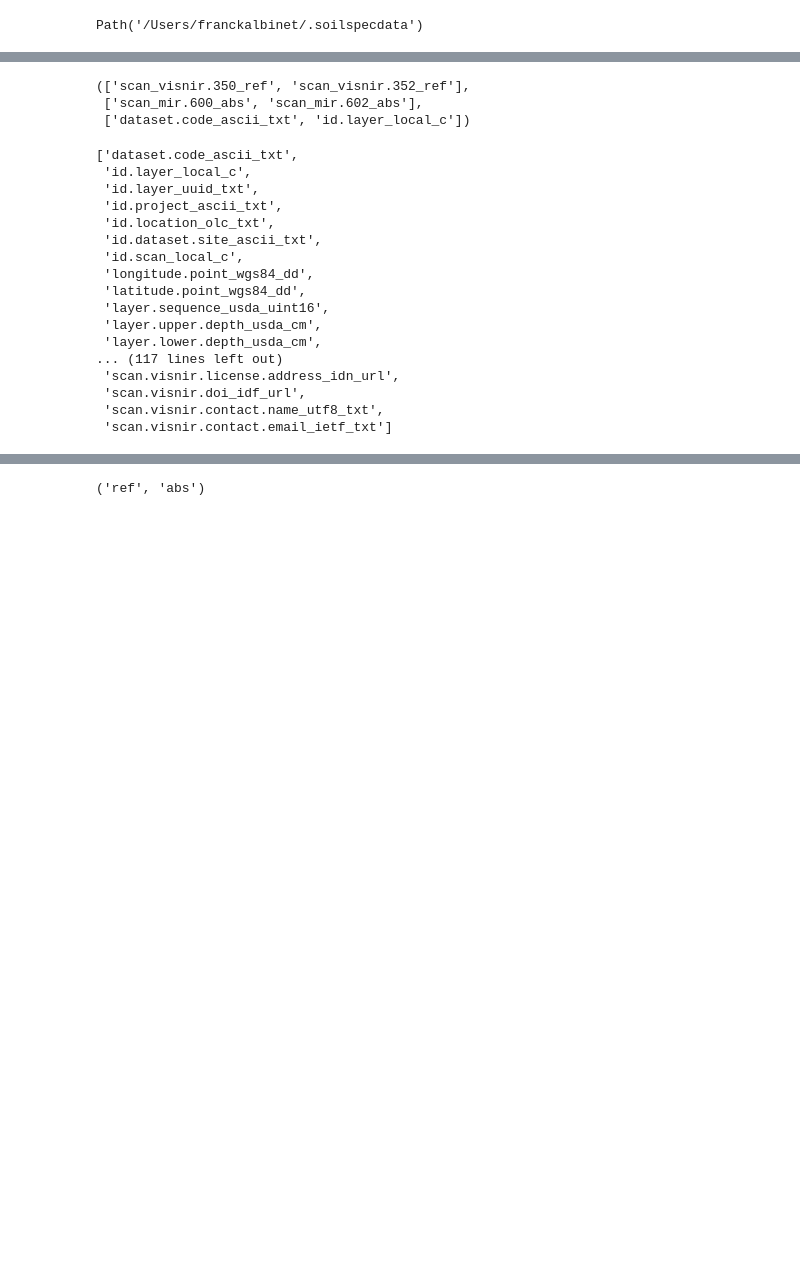
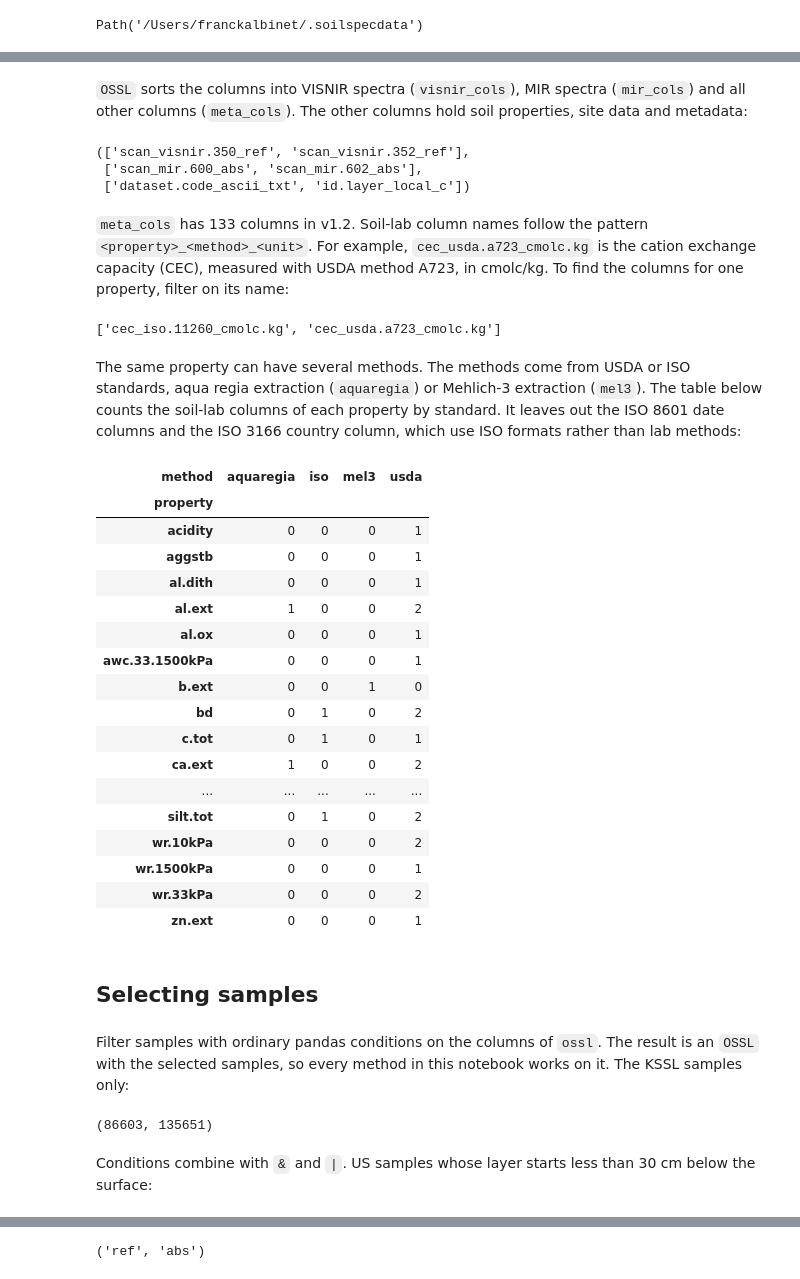
Before and after one commit to franckalbinet/soilspecdata, a Jupyter notebook: nbs/01_datasets.ossl.ipynb, the cells around one changed output, grey strips where cells are left out. Cells and saved outputs as stored; diff of their text form; code cells hidden in the pictures; blank space fills up the shorter version.

```diff
--- a/nbs/01_datasets.ossl.ipynb
+++ b/nbs/01_datasets.ossl.ipynb
@@ -152,2 +117,4 @@ ossl = get_ossl(force_download=False)
+# %% [markdown]
+`OSSL` sorts the columns into VISNIR spectra (`visnir_cols`), MIR spectra (`mir_cols`) and all other columns (`meta_cols`). The other columns hold soil properties, site data and metadata:
 # %%
 #| eval: false
@@ -156,24 +123,49 @@ ossl.visnir_cols[:2], ossl.mir_cols[:2], ossl.properties_cols[:2]
 (['scan_visnir.350_ref', 'scan_visnir.352_ref'],
  ['scan_mir.600_abs', 'scan_mir.602_abs'],
  ['dataset.code_ascii_txt', 'id.layer_local_c'])
+# %% [markdown]
+`meta_cols` has 133 columns in v1.2. Soil-lab column names follow the pattern `<property>_<method>_<unit>`. For example, `cec_usda.a723_cmolc.kg` is the cation exchange capacity (CEC), measured with USDA method A723, in cmolc/kg. To find the columns for one property, filter on its name:
 # %%
 #| eval: false
-ossl.properties_cols
+[c for c in ossl.meta_cols if c.startswith('cec')]
 # %% [output]
-['dataset.code_ascii_txt',
- 'id.layer_local_c',
- 'id.layer_uuid_txt',
- 'id.project_ascii_txt',
- 'id.location_olc_txt',
- 'id.dataset.site_ascii_txt',
- 'id.scan_local_c',
- 'longitude.point_wgs84_dd',
- 'latitude.point_wgs84_dd',
- 'layer.sequence_usda_uint16',
- 'layer.upper.depth_usda_cm',
- 'layer.lower.depth_usda_cm',
-... (117 lines left out)
- 'scan.visnir.license.address_idn_url',
- 'scan.visnir.doi_idf_url',
- 'scan.visnir.contact.name_utf8_txt',
- 'scan.visnir.contact.email_ietf_txt']
+['cec_iso.11260_cmolc.kg', 'cec_usda.a723_cmolc.kg']
+# %% [markdown]
+The same property can have several methods. The methods come from USDA or ISO standards, aqua regia extraction (`aquaregia`) or Mehlich-3 extraction (`mel3`). The table below counts the soil-lab columns of each property by standard. It leaves out the ISO 8601 date columns and the ISO 3166 country column, which use ISO formats rather than lab methods:
+# %%
+#| eval: false
+lab = pd.Series(ossl.meta_cols).str.extract(r'^(?P<property>[^_]+)_(?P<method>(?:usda|iso)\.\w+|aquaregia|mel3)_').dropna()
+lab = lab[~lab.method.isin(['iso.8601', 'iso.3166'])]
+pd.crosstab(lab.property, lab.method.str.split('.').str[0])
+# %% [output]
+| method | aquaregia | iso | mel3 | usda |
+| property |  |  |  |  |
+| acidity | 0 | 0 | 0 | 1 |
+| aggstb | 0 | 0 | 0 | 1 |
+| al.dith | 0 | 0 | 0 | 1 |
+| al.ext | 1 | 0 | 0 | 2 |
+| al.ox | 0 | 0 | 0 | 1 |
+| awc.33.1500kPa | 0 | 0 | 0 | 1 |
+| b.ext | 0 | 0 | 1 | 0 |
+| bd | 0 | 1 | 0 | 2 |
+| c.tot | 0 | 1 | 0 | 1 |
+| ca.ext | 1 | 0 | 0 | 2 |
+| ... | ... | ... | ... | ... |
+| silt.tot | 0 | 1 | 0 | 2 |
+| wr.10kPa | 0 | 0 | 0 | 2 |
+| wr.1500kPa | 0 | 0 | 0 | 1 |
+| wr.33kPa | 0 | 0 | 0 | 2 |
+| zn.ext | 0 | 0 | 0 | 1 |
+# %% [markdown]
+## Selecting samples
+# %% [markdown]
+Filter samples with ordinary pandas conditions on the columns of `ossl`. The result is an `OSSL` with the selected samples, so every method in this notebook works on it. The KSSL samples only:
+# %%
+#| eval: false
+kssl = ossl[ossl['dataset.code_ascii_txt'] == 'KSSL.SSL']
+test_eq(set(kssl['dataset.code_ascii_txt']), {'KSSL.SSL'})
+len(kssl), len(ossl)
+# %% [output]
+(86603, 135651)
+# %% [markdown]
+Conditions combine with `&` and `|`. US samples whose layer starts less than 30 cm below the surface:
```
Also changed, not shown: parts of 68 cells of this notebook, 21 other files.
